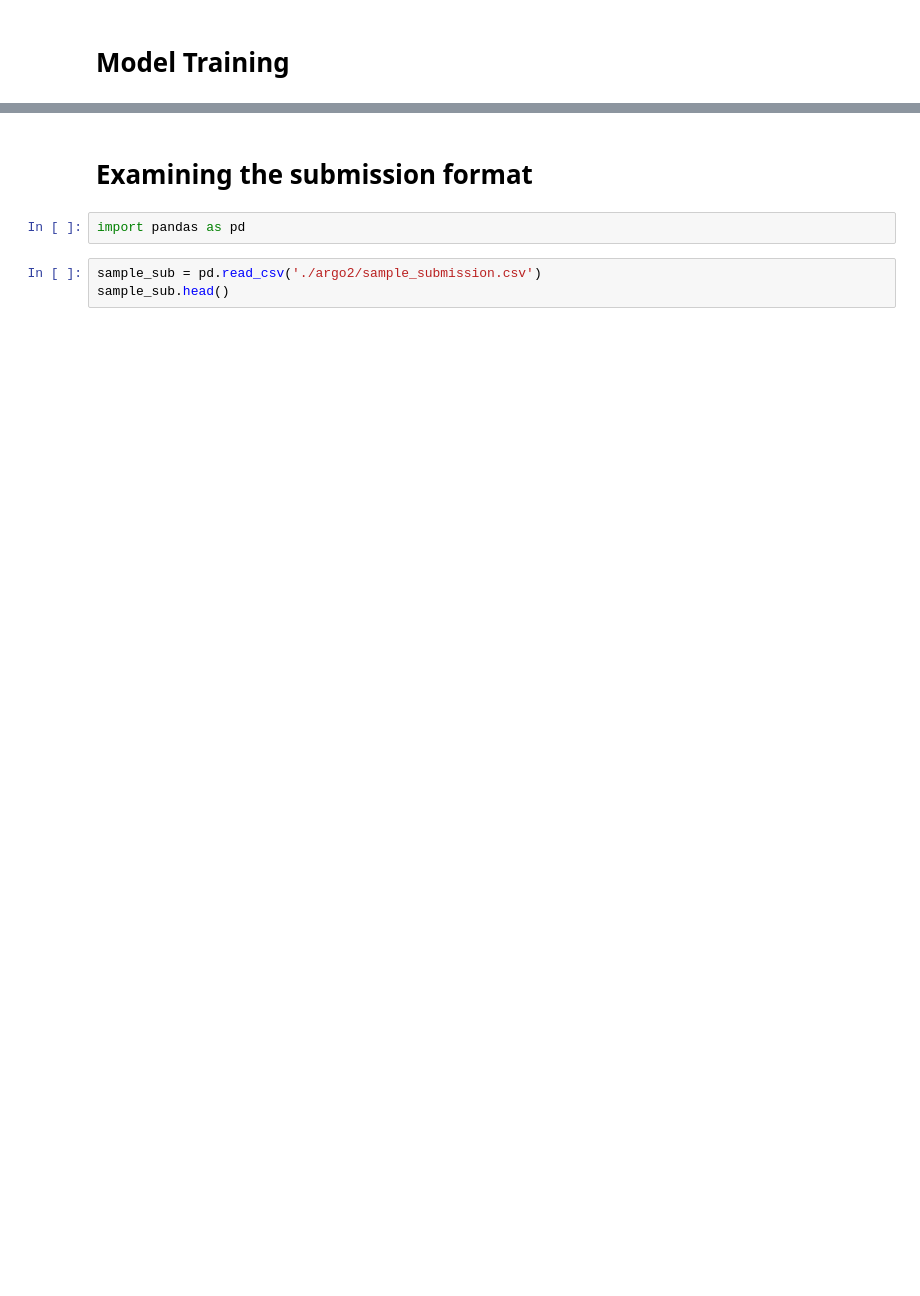
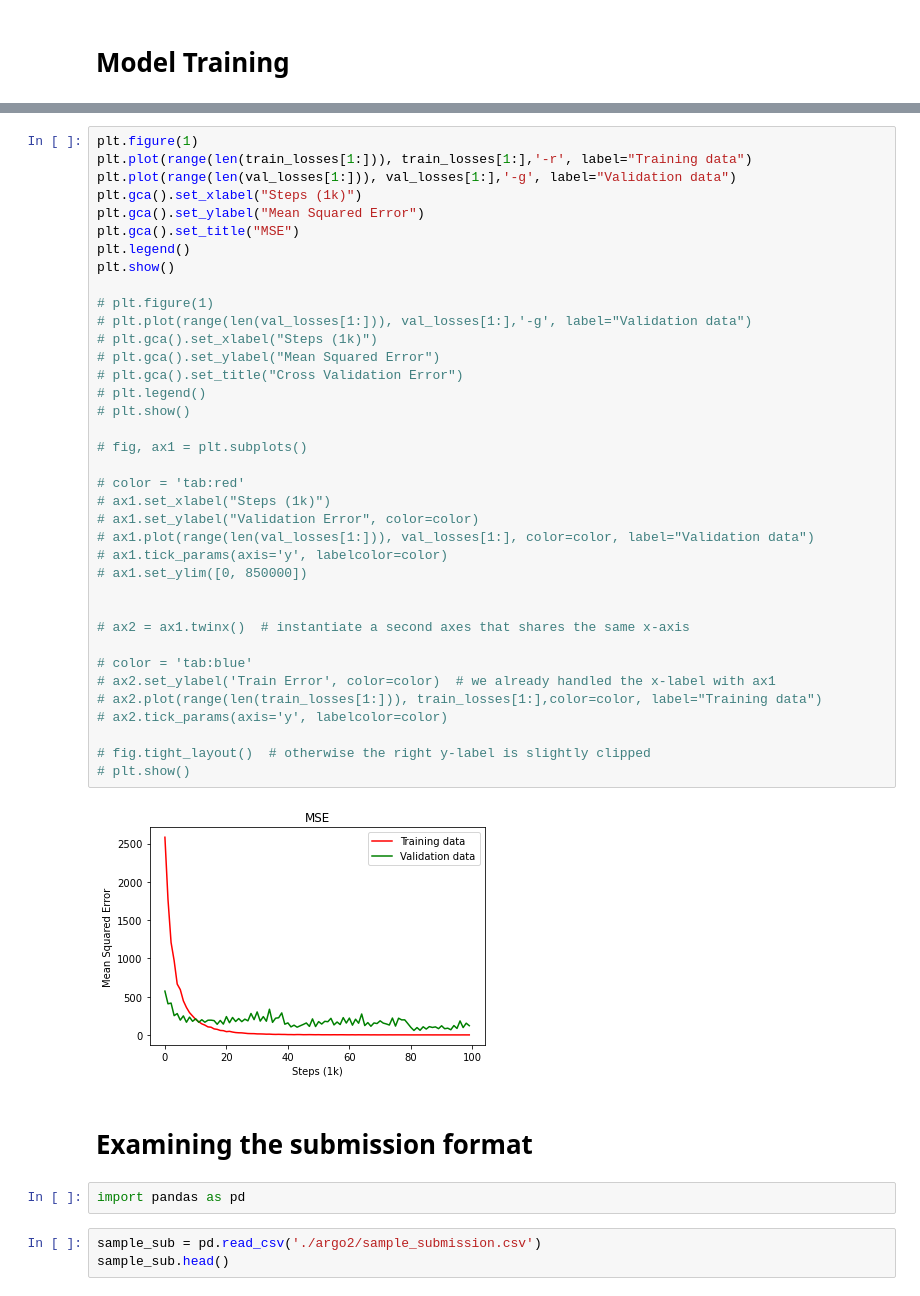
Before and after one commit to brandonho667/151B-WinningProject, a Jupyter notebook: Load_Argo2_Public.ipynb, the cells around one changed output, grey strips where cells are left out. Drawn from its saved outputs; the diff is of its cells as text; blank space fills up the shorter version.

```diff
--- a/Load_Argo2_Public.ipynb
+++ b/Load_Argo2_Public.ipynb
@@ -245,3 +272,42 @@ with torch.no_grad():
+# %%
+plt.figure(1)
+plt.plot(range(len(train_losses[1:])), train_losses[1:],'-r', label="Training data")
+plt.plot(range(len(val_losses[1:])), val_losses[1:],'-g', label="Validation data")
+plt.gca().set_xlabel("Steps (1k)")
+plt.gca().set_ylabel("Mean Squared Error")
+plt.gca().set_title("MSE")
+plt.legend()
+plt.show()
+
+# plt.figure(1)
+# plt.plot(range(len(val_losses[1:])), val_losses[1:],'-g', label="Validation data")
+# plt.gca().set_xlabel("Steps (1k)")
+# plt.gca().set_ylabel("Mean Squared Error")
+# plt.gca().set_title("Cross Validation Error")
+# plt.legend()
+# plt.show()
+
+# fig, ax1 = plt.subplots()
+
+# color = 'tab:red'
+# ax1.set_xlabel("Steps (1k)")
+# ax1.set_ylabel("Validation Error", color=color)
+# ax1.plot(range(len(val_losses[1:])), val_losses[1:], color=color, label="Validation data")
+# ax1.tick_params(axis='y', labelcolor=color)
+# ax1.set_ylim([0, 850000])
+
+
+# ax2 = ax1.twinx()  # instantiate a second axes that shares the same x-axis
+
+# color = 'tab:blue'
+# ax2.set_ylabel('Train Error', color=color)  # we already handled the x-label with ax1
+# ax2.plot(range(len(train_losses[1:])), train_losses[1:],color=color, label="Training data")
+# ax2.tick_params(axis='y', labelcolor=color)
+
+# fig.tight_layout()  # otherwise the right y-label is slightly clipped
+# plt.show()
+# %% [output]
+[figure, added]
 # %% [markdown]
 # Examining the submission format
 # %%
```
Also changed, not shown: parts of 9 cells of this notebook, 1 other file.
